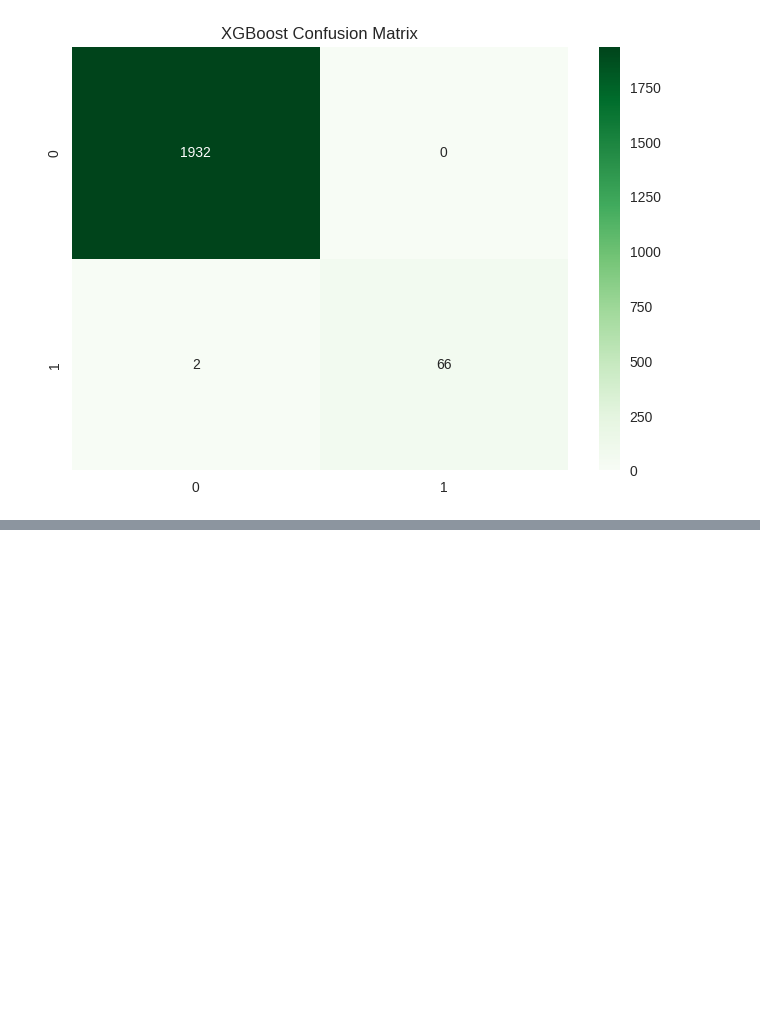
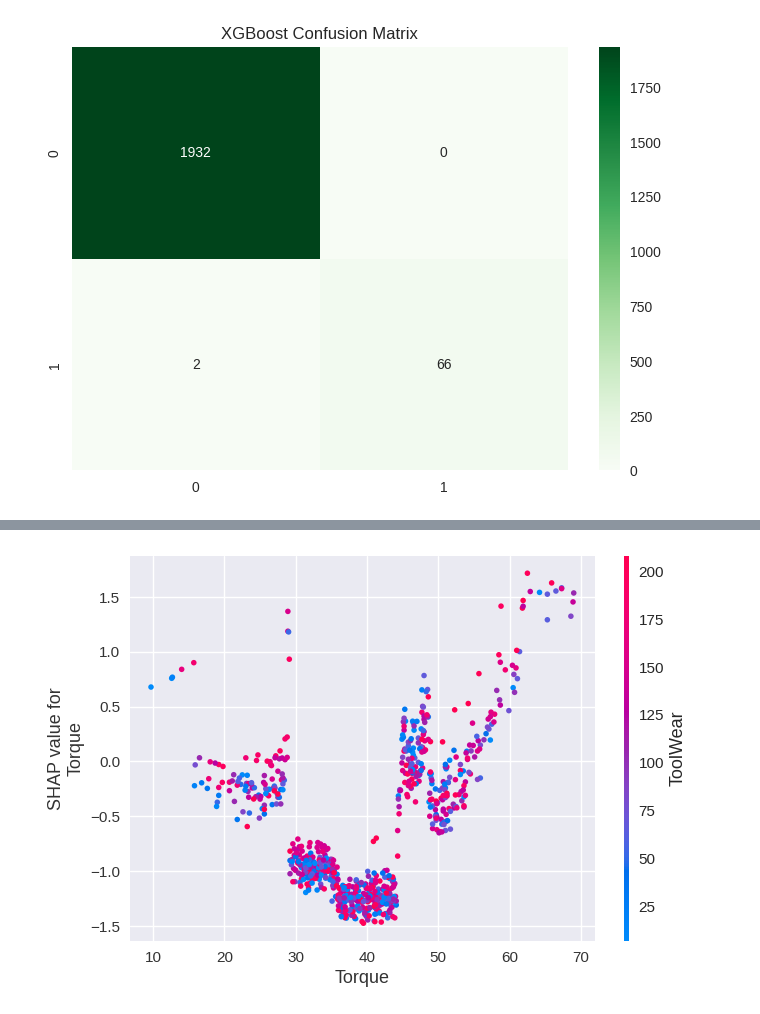
Before and after one commit to Annrosejojue/Industrial-Failure-Predictor, a Jupyter notebook: Industrial_Failure_Predictor.ipynb, the cells around one changed output, grey strips where cells are left out. Saved outputs shown, nothing was run; the diff lists cells and outputs as text; code cells hidden in the pictures; blank space fills up the shorter version.

```diff
--- a/Industrial_Failure_Predictor.ipynb
+++ b/Industrial_Failure_Predictor.ipynb
@@ -275,0 +328,4 @@ study.best_params
+# %%
+shap.dependence_plot("Torque", shap_values, X_sample, interaction_index="ToolWear")
+# %% [output]
+[figure, added]
```
Also changed, not shown: parts of 9 cells of this notebook.
